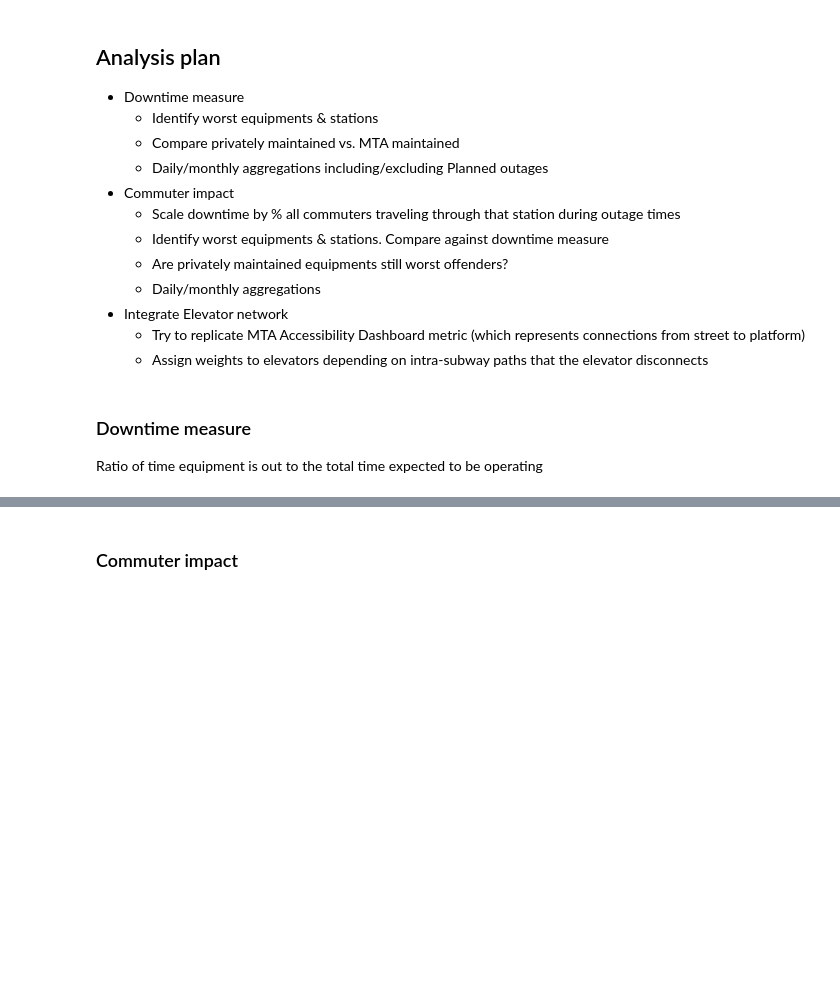
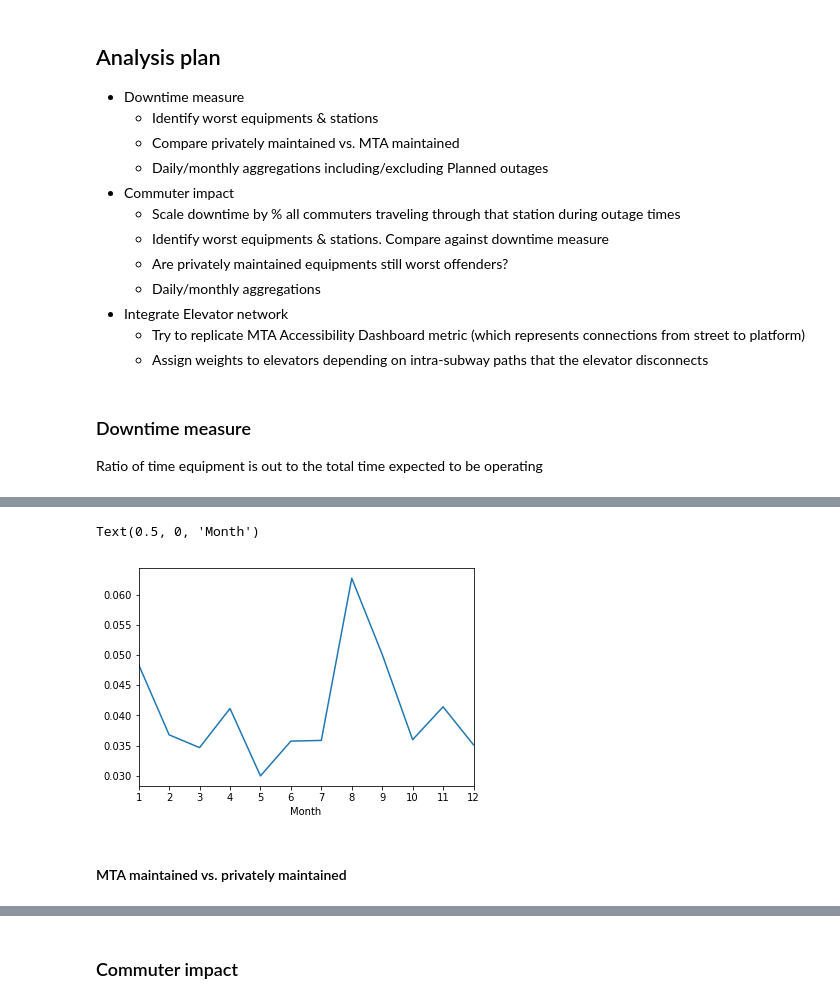
Before and after one commit to tsdataclinic/mta, a Jupyter notebook: notebooks/global_metric/02_calc_metrics.ipynb, the cells around one changed output, grey strips where cells are left out. Cells and saved outputs as stored; diff of their text form; code cells hidden in the pictures; blank space fills up the shorter version.

```diff
--- a/notebooks/global_metric/02_calc_metrics.ipynb
+++ b/notebooks/global_metric/02_calc_metrics.ipynb
@@ -70,0 +91,8 @@ daily_downtime_by_el.groupby('equipment_id').mean().sort_values('Percentage',asc
+# %%
+ax = daily_downtime_by_el.groupby(pd.DatetimeIndex(daily_downtime_by_el.datetime).month).mean().Percentage.plot(xticks=range(1,13))
+ax.set_xlabel('Month')
+# %% [output]
+Text(0.5, 0, 'Month')
+[figure, added]
+# %% [markdown]
+#### MTA maintained vs. privately maintained
```
Also changed, not shown: parts of 18 cells of this notebook, 1 other file.
